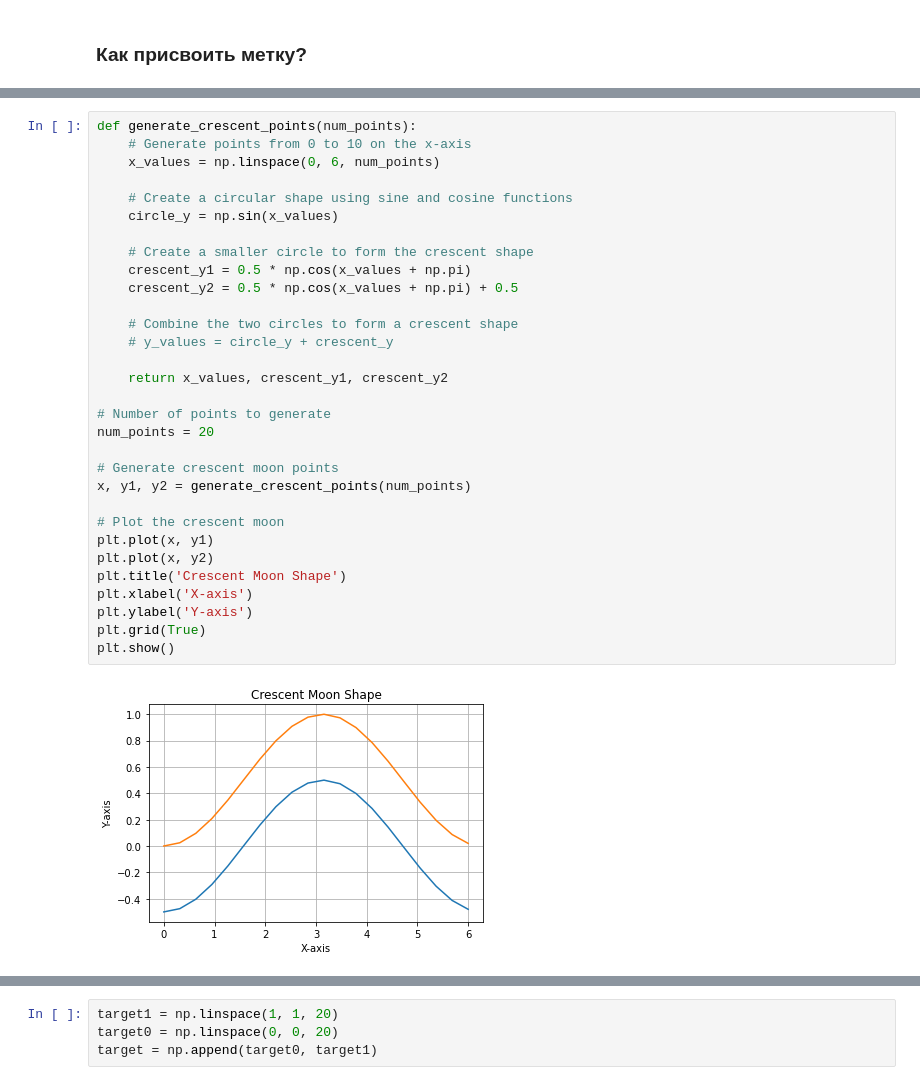
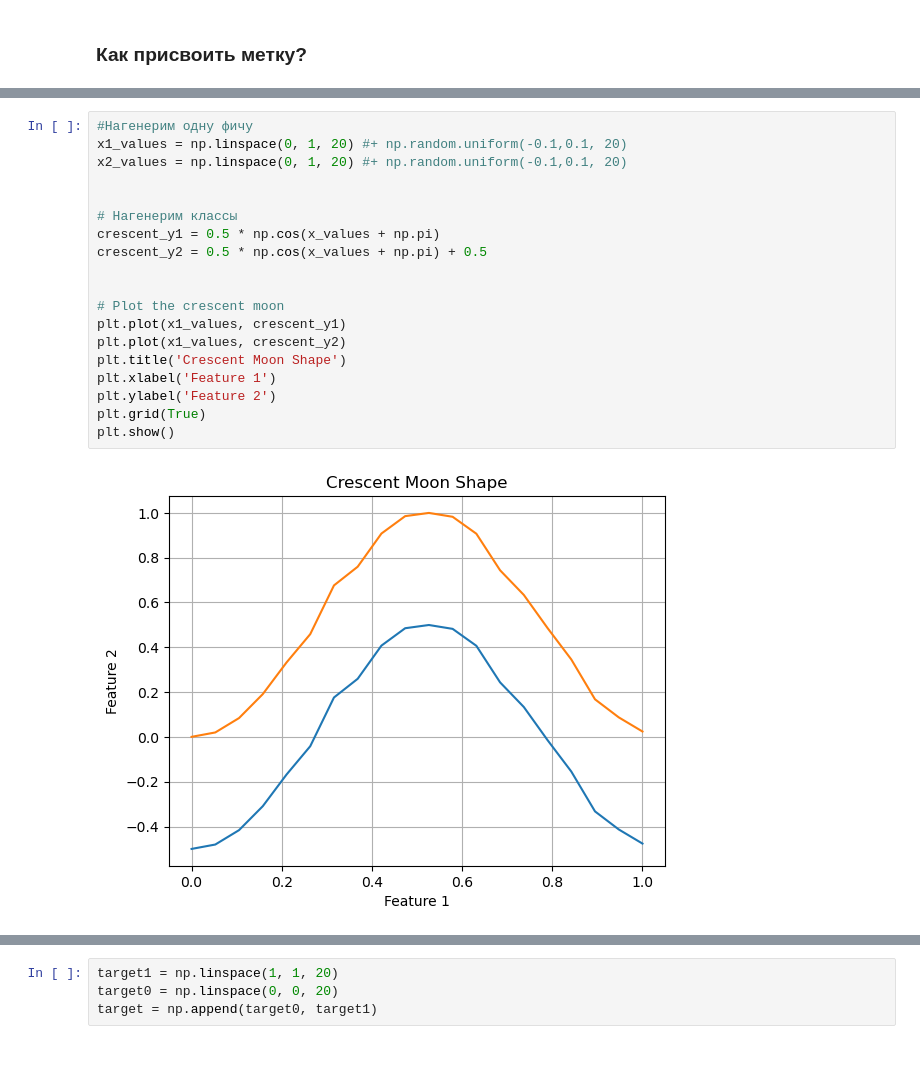
Before and after one commit to JleenDeniel/edu, a Jupyter notebook: trees/desicion_trees_and_forest.ipynb, the cells around one changed output, grey strips where cells are left out. Saved outputs shown, nothing was run; the diff lists cells and outputs as text; blank space fills up the shorter version.

```diff
--- a/trees/desicion_trees_and_forest.ipynb
+++ b/trees/desicion_trees_and_forest.ipynb
@@ -160,33 +171,21 @@ Image(filename = "присваивание меток.png", width=700, height=70
 # %%
-def generate_crescent_points(num_points):
-    # Generate points from 0 to 10 on the x-axis
-    x_values = np.linspace(0, 6, num_points)
+#Нагенерим одну фичу
+x1_values = np.linspace(0, 1, 20) #+ np.random.uniform(-0.1,0.1, 20)
+x2_values = np.linspace(0, 1, 20) #+ np.random.uniform(-0.1,0.1, 20)
 
-    # Create a circular shape using sine and cosine functions
-    circle_y = np.sin(x_values)
 
-    # Create a smaller circle to form the crescent shape
-    crescent_y1 = 0.5 * np.cos(x_values + np.pi)
-    crescent_y2 = 0.5 * np.cos(x_values + np.pi) + 0.5
+# Нагенерим классы
+crescent_y1 = 0.5 * np.cos(x_values + np.pi)
+crescent_y2 = 0.5 * np.cos(x_values + np.pi) + 0.5
 
-    # Combine the two circles to form a crescent shape
-    # y_values = circle_y + crescent_y
-
-    return x_values, crescent_y1, crescent_y2
-
-# Number of points to generate
-num_points = 20
-
-# Generate crescent moon points
-x, y1, y2 = generate_crescent_points(num_points)
 
 # Plot the crescent moon
-plt.plot(x, y1)
-plt.plot(x, y2)
+plt.plot(x1_values, crescent_y1)
+plt.plot(x1_values, crescent_y2)
 plt.title('Crescent Moon Shape')
-plt.xlabel('X-axis')
-plt.ylabel('Y-axis')
+plt.xlabel('Feature 1')
+plt.ylabel('Feature 2')
 plt.grid(True)
 plt.show()
 # %% [output]
-[figure, old version]
+[figure, new version]
```
Also changed, not shown: parts of 69 cells of this notebook, 5 other files.
